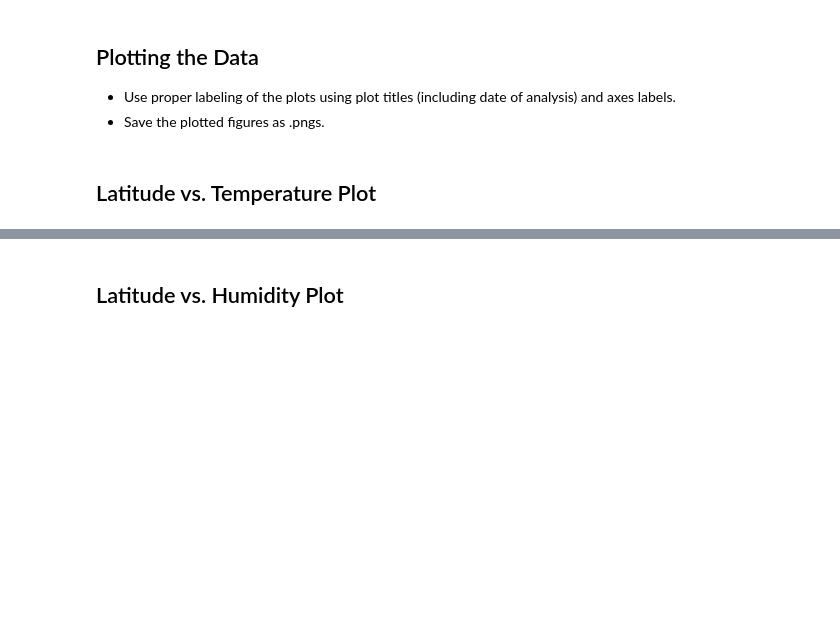
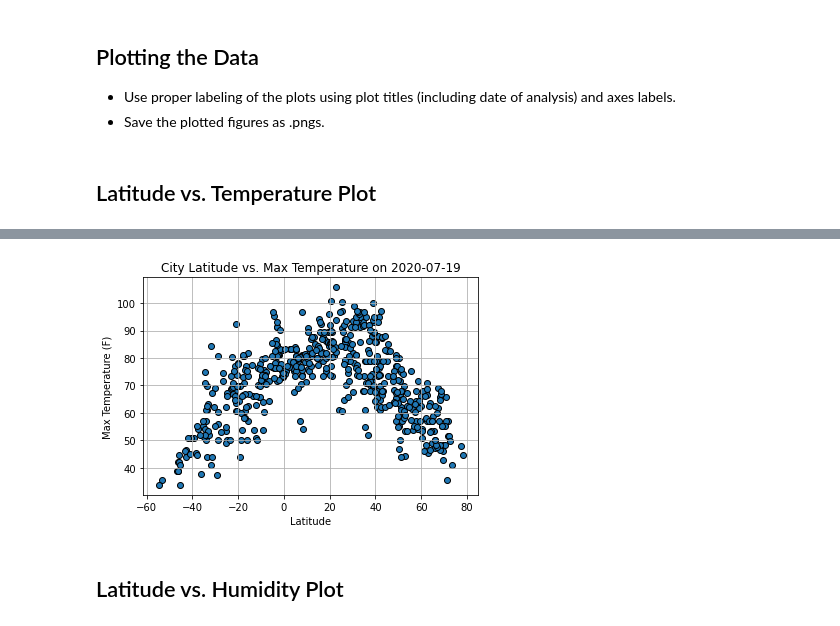
Before and after one commit to markerickson314/python-api-challenge, a Jupyter notebook: WeatherPy/WeatherPy.ipynb, the cells around one changed output, grey strips where cells are left out. Drawn from its saved outputs; the diff is of its cells as text; code cells hidden in the pictures; blank space fills up the shorter version.

```diff
--- a/WeatherPy/WeatherPy.ipynb
+++ b/WeatherPy/WeatherPy.ipynb
@@ -208,2 +206,17 @@ final_city_data.to_csv(output_data_file, index=False)
+# %%
+today = date.today()
+
+latitude = final_city_data["Lat"]
+maximum_temperature = final_city_data["Max Temp"]
+
+plt.scatter(latitude, maximum_temperature, edgecolors="black")
+plt.title(f"City Latitude vs. Max Temperature on {today}")
+plt.ylabel("Max Temperature (F)")
+plt.xlabel("Latitude")
+plt.grid()
+plt.savefig("output_data/Fig1.png")
+plt.show()
+# %% [output]
+[figure, added]
 # %% [markdown]
 ## Latitude vs. Humidity Plot
```
Also changed, not shown: parts of 32 cells of this notebook, 13 other files.
